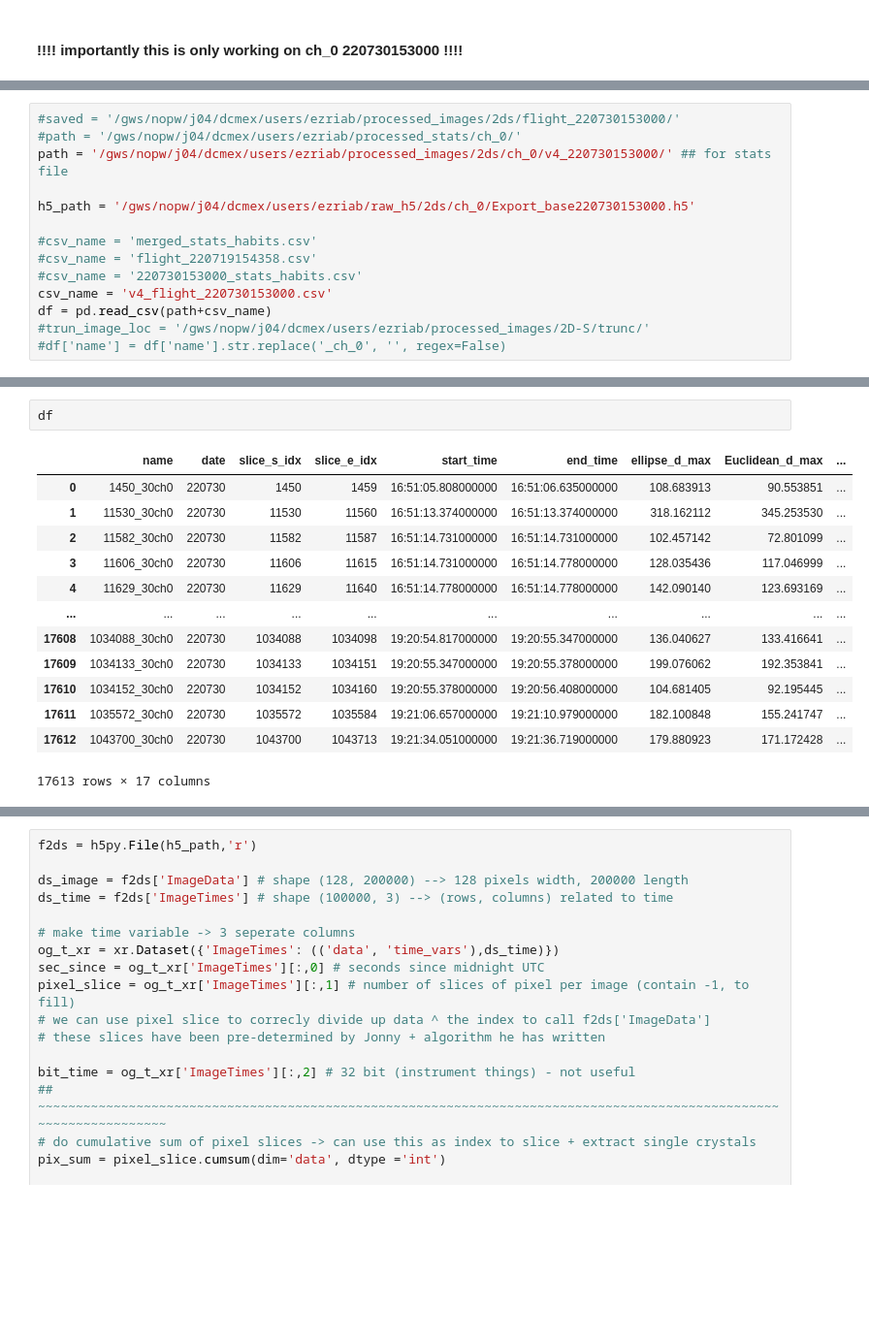
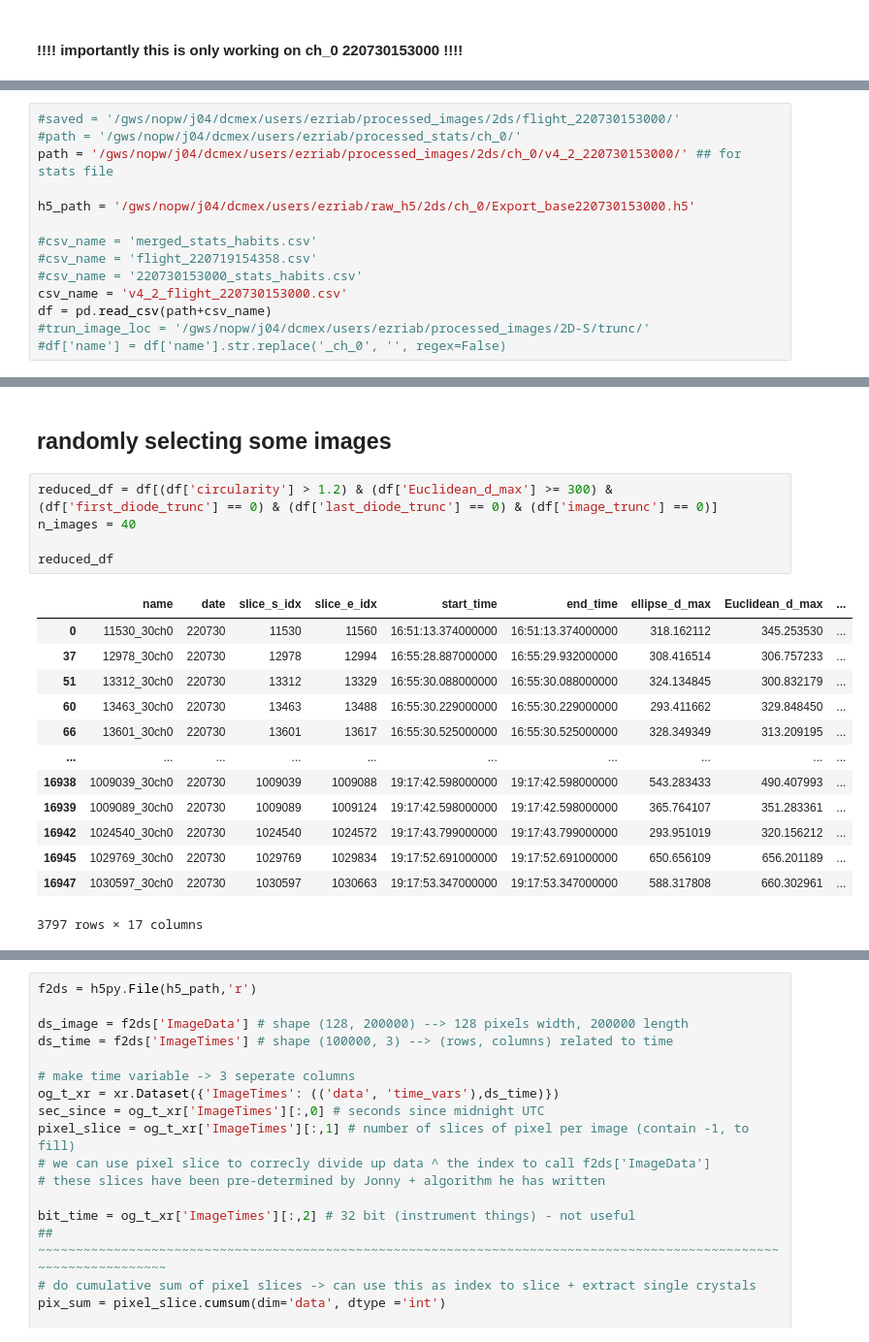
Before and after one commit to ezriri/2DS_code, a Jupyter notebook: check_image_h5.ipynb, the cells around one changed output, grey strips where cells are left out. Shown: that part at 97% size. Drawn from its saved outputs; the diff is of its cells as text; blank space fills up the shorter version.

```diff
--- a/check_image_h5.ipynb
+++ b/check_image_h5.ipynb
@@ -39,14 +40,14 @@ from cv2 import cvtColor, COLOR_BGR2GRAY, threshold, THRESH_BINARY, THRESH_OTSU
 # %%
 #saved = '/gws/nopw/j04/dcmex/users/ezriab/processed_images/2ds/flight_220730153000/'
 #path = '/gws/nopw/j04/dcmex/users/ezriab/processed_stats/ch_0/'
-path = '/gws/nopw/j04/dcmex/users/ezriab/processed_images/2ds/ch_0/v4_220730153000/' ## for stats file
+path = '/gws/nopw/j04/dcmex/users/ezriab/processed_images/2ds/ch_0/v4_2_220730153000/' ## for stats file
 
 h5_path = '/gws/nopw/j04/dcmex/users/ezriab/raw_h5/2ds/ch_0/Export_base220730153000.h5'
 
 #csv_name = 'merged_stats_habits.csv'
 #csv_name = 'flight_220719154358.csv'
 #csv_name = '220730153000_stats_habits.csv'
-csv_name = 'v4_flight_220730153000.csv'
+csv_name = 'v4_2_flight_220730153000.csv'
 df = pd.read_csv(path+csv_name)
 #trun_image_loc = '/gws/nopw/j04/dcmex/users/ezriab/processed_images/2D-S/trunc/'
 #df['name'] = df['name'].str.replace('_ch_0', '', regex=False)
@@ -58,16 +57,21 @@ date_str = file_names[-15:-9]
-# %%
-df
-# %% [output]
-|  | name | date | slice_s_idx | slice_e_idx | start_time | end_time | ellipse_d_max | Euclidean_d_max | ... |
-| 0 | 1450_30ch0 | 220730 | 1450 | 1459 | 16:51:05.808000000 | 16:51:06.635000000 | 108.683913 | 90.553851 | ... |
-| 1 | 11530_30ch0 | 220730 | 11530 | 11560 | 16:51:13.374000000 | 16:51:13.374000000 | 318.162112 | 345.253530 | ... |
-| 2 | 11582_30ch0 | 220730 | 11582 | 11587 | 16:51:14.731000000 | 16:51:14.731000000 | 102.457142 | 72.801099 | ... |
-| 3 | 11606_30ch0 | 220730 | 11606 | 11615 | 16:51:14.731000000 | 16:51:14.778000000 | 128.035436 | 117.046999 | ... |
-| 4 | 11629_30ch0 | 220730 | 11629 | 11640 | 16:51:14.778000000 | 16:51:14.778000000 | 142.090140 | 123.693169 | ... |
-| ... | ... | ... | ... | ... | ... | ... | ... | ... | ... |
-| 17608 | 1034088_30ch0 | 220730 | 1034088 | 1034098 | 19:20:54.817000000 | 19:20:55.347000000 | 136.040627 | 133.416641 | ... |
-| 17609 | 1034133_30ch0 | 220730 | 1034133 | 1034151 | 19:20:55.347000000 | 19:20:55.378000000 | 199.076062 | 192.353841 | ... |
-| 17610 | 1034152_30ch0 | 220730 | 1034152 | 1034160 | 19:20:55.378000000 | 19:20:56.408000000 | 104.681405 | 92.195445 | ... |
-| 17611 | 1035572_30ch0 | 220730 | 1035572 | 1035584 | 19:21:06.657000000 | 19:21:10.979000000 | 182.100848 | 155.241747 | ... |
-| 17612 | 1043700_30ch0 | 220730 | 1043700 | 1043713 | 19:21:34.051000000 | 19:21:36.719000000 | 179.880923 | 171.172428 | ... |
-17613 rows × 17 columns
+# %% [markdown]
+## randomly selecting some images
+# %%
+reduced_df = df[(df['circularity'] > 1.2) & (df['Euclidean_d_max'] >= 300) & (df['first_diode_trunc'] == 0) & (df['last_diode_trunc'] == 0) & (df['image_trunc'] == 0)]
+n_images = 40
+
+reduced_df
+# %% [output]
+|  | name | date | slice_s_idx | slice_e_idx | start_time | end_time | ellipse_d_max | Euclidean_d_max | ... |
+| 0 | 11530_30ch0 | 220730 | 11530 | 11560 | 16:51:13.374000000 | 16:51:13.374000000 | 318.162112 | 345.253530 | ... |
+| 37 | 12978_30ch0 | 220730 | 12978 | 12994 | 16:55:28.887000000 | 16:55:29.932000000 | 308.416514 | 306.757233 | ... |
+| 51 | 13312_30ch0 | 220730 | 13312 | 13329 | 16:55:30.088000000 | 16:55:30.088000000 | 324.134845 | 300.832179 | ... |
+| 60 | 13463_30ch0 | 220730 | 13463 | 13488 | 16:55:30.229000000 | 16:55:30.229000000 | 293.411662 | 329.848450 | ... |
+| 66 | 13601_30ch0 | 220730 | 13601 | 13617 | 16:55:30.525000000 | 16:55:30.525000000 | 328.349349 | 313.209195 | ... |
+| ... | ... | ... | ... | ... | ... | ... | ... | ... | ... |
+| 16938 | 1009039_30ch0 | 220730 | 1009039 | 1009088 | 19:17:42.598000000 | 19:17:42.598000000 | 543.283433 | 490.407993 | ... |
+| 16939 | 1009089_30ch0 | 220730 | 1009089 | 1009124 | 19:17:42.598000000 | 19:17:42.598000000 | 365.764107 | 351.283361 | ... |
+| 16942 | 1024540_30ch0 | 220730 | 1024540 | 1024572 | 19:17:43.799000000 | 19:17:43.799000000 | 293.951019 | 320.156212 | ... |
+| 16945 | 1029769_30ch0 | 220730 | 1029769 | 1029834 | 19:17:52.691000000 | 19:17:52.691000000 | 650.656109 | 656.201189 | ... |
+| 16947 | 1030597_30ch0 | 220730 | 1030597 | 1030663 | 19:17:53.347000000 | 19:17:53.347000000 | 588.317808 | 660.302961 | ... |
+3797 rows × 17 columns
```
Also changed, not shown: parts of 5 cells of this notebook, 4 other files.
